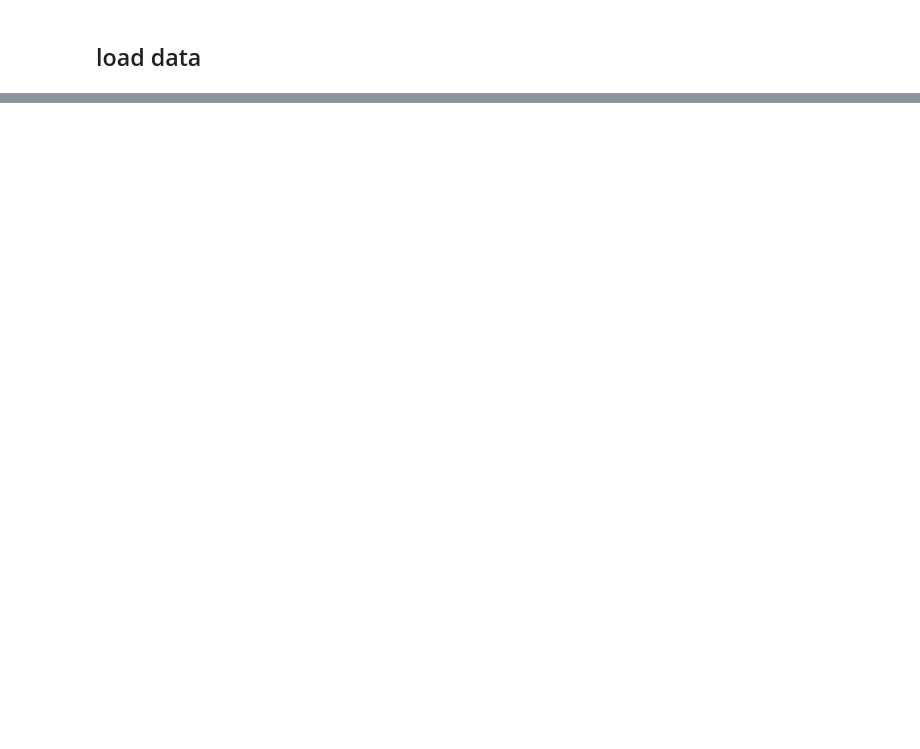
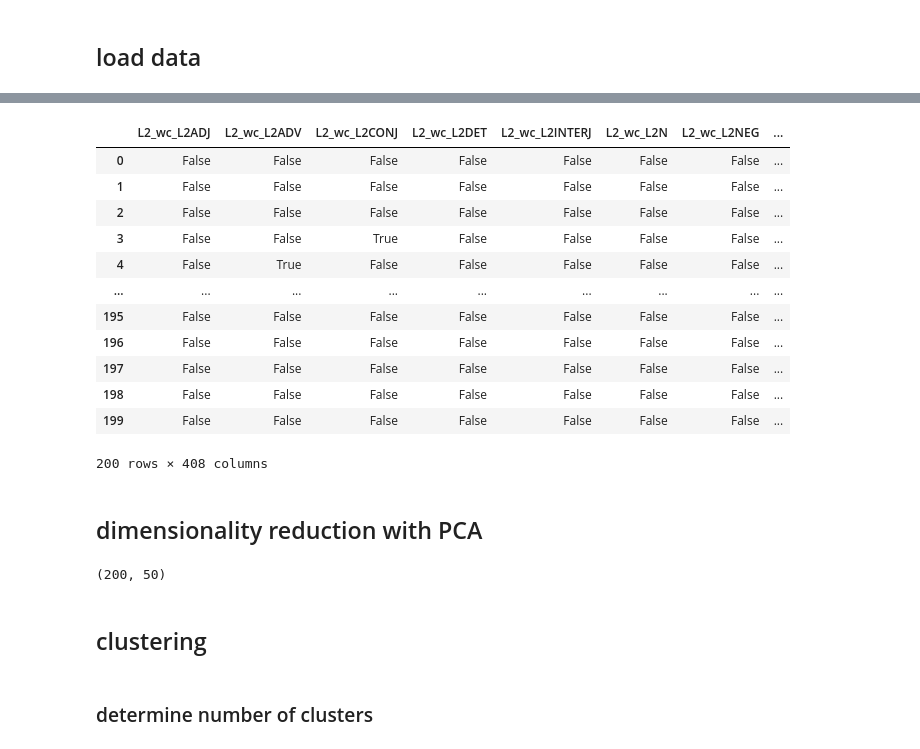
Before and after one commit to wuqui/inhere, a Jupyter notebook: nbs/00_core.ipynb, the cells around one changed output, grey strips where cells are left out. Drawn from its saved outputs; the diff is of its cells as text; code cells hidden in the pictures; blank space fills up the shorter version.

```diff
--- a/nbs/00_core.ipynb
+++ b/nbs/00_core.ipynb
@@ -22,0 +57,18 @@ df.head()
+# %%
+df_onehot
+# %% [output]
+|  | L2_wc_L2ADJ | L2_wc_L2ADV | L2_wc_L2CONJ | L2_wc_L2DET | L2_wc_L2INTERJ | L2_wc_L2N | L2_wc_L2NEG | ... |
+| 0 | False | False | False | False | False | False | False | ... |
+| 1 | False | False | False | False | False | False | False | ... |
+| 2 | False | False | False | False | False | False | False | ... |
+| 3 | False | False | True | False | False | False | False | ... |
+| 4 | False | True | False | False | False | False | False | ... |
+| ... | ... | ... | ... | ... | ... | ... | ... | ... |
+| 195 | False | False | False | False | False | False | False | ... |
+| 196 | False | False | False | False | False | False | False | ... |
+| 197 | False | False | False | False | False | False | False | ... |
+| 198 | False | False | False | False | False | False | False | ... |
+| 199 | False | False | False | False | False | False | False | ... |
+200 rows × 408 columns
+# %% [markdown]
+## dimensionality reduction with PCA
@@ -22,0 +77,8 @@ df.head()
+# %%
+dimred.shape
+# %% [output]
+(200, 50)
+# %% [markdown]
+## clustering
+# %% [markdown]
+### determine number of clusters
```
Also changed, not shown: parts of 43 cells of this notebook, 14 other files.
